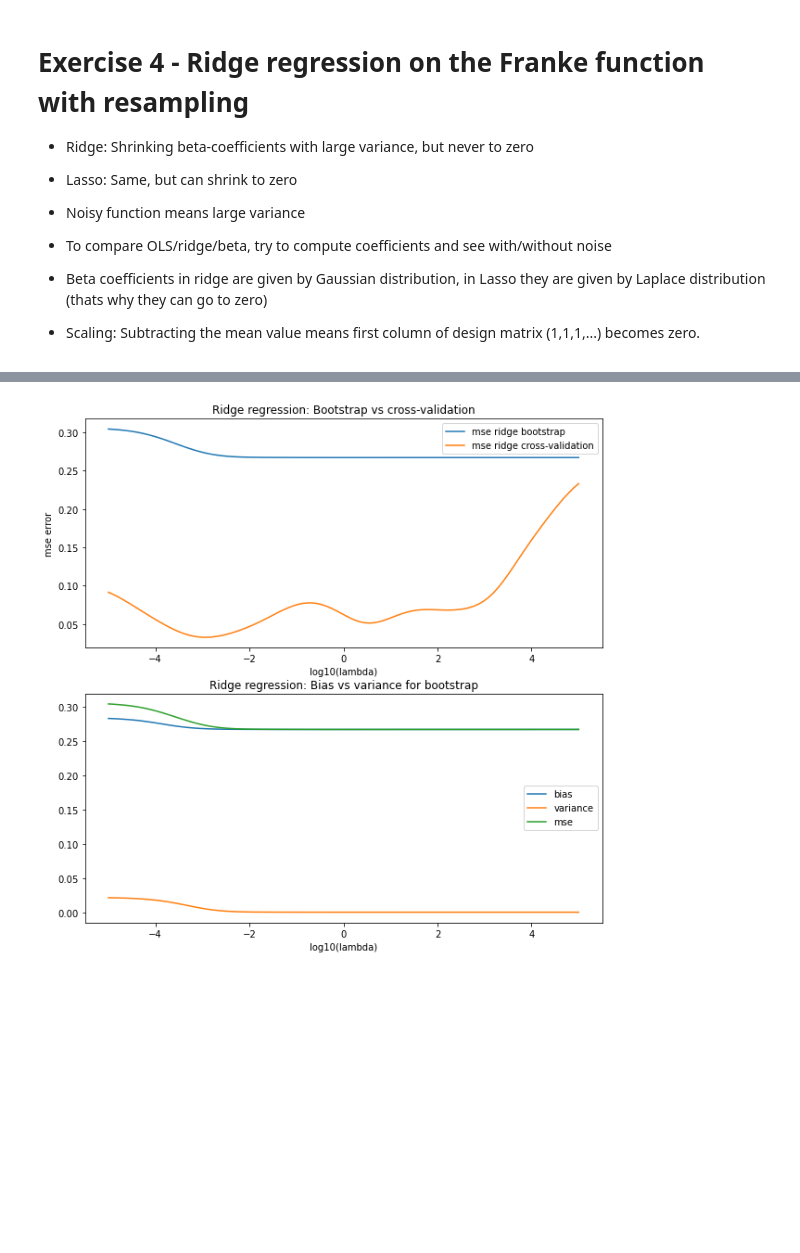
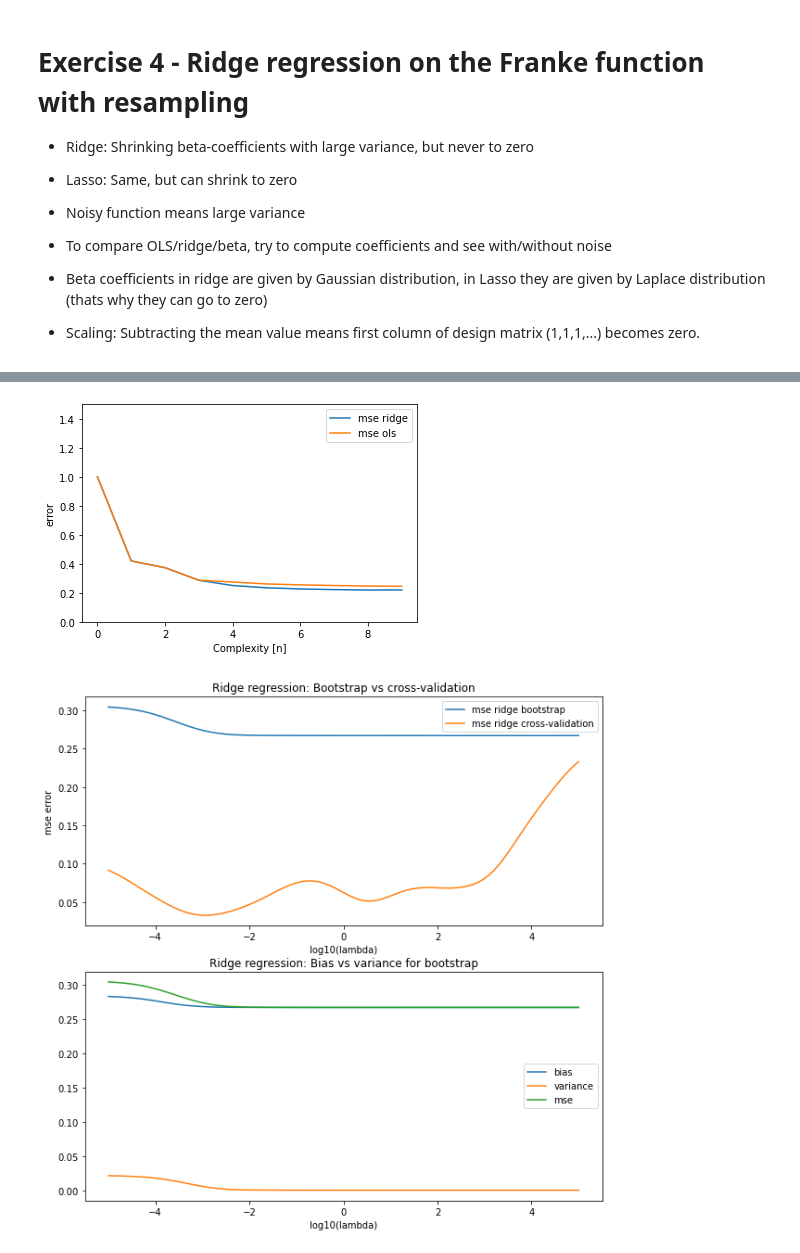
Before and after one commit to jornmarh/fys-stk4155, a Jupyter notebook: project1/project1-ad.ipynb, the cells around one changed output, grey strips where cells are left out. Cells and saved outputs as stored; diff of their text form; code cells hidden in the pictures; blank space fills up the shorter version.

```diff
--- a/project1/project1-ad.ipynb
+++ b/project1/project1-ad.ipynb
@@ -408,3 +460,13 @@ print(X)
+# %%
+plt.plot(polydegrees, mse_error_ridge_cvd, label='mse ridge')
+plt.plot(polydegrees, mse_error_ols_cvd, label='mse ols')
+plt.xlabel('Complexity [n]')
+plt.ylabel('error')
+plt.ylim(0,1.5)
+plt.legend()
+plt.show()
+# %% [output]
+[figure, added]
 # %%
 N = 100
 degree = 5
```
Also changed, not shown: parts of 7 cells of this notebook.
